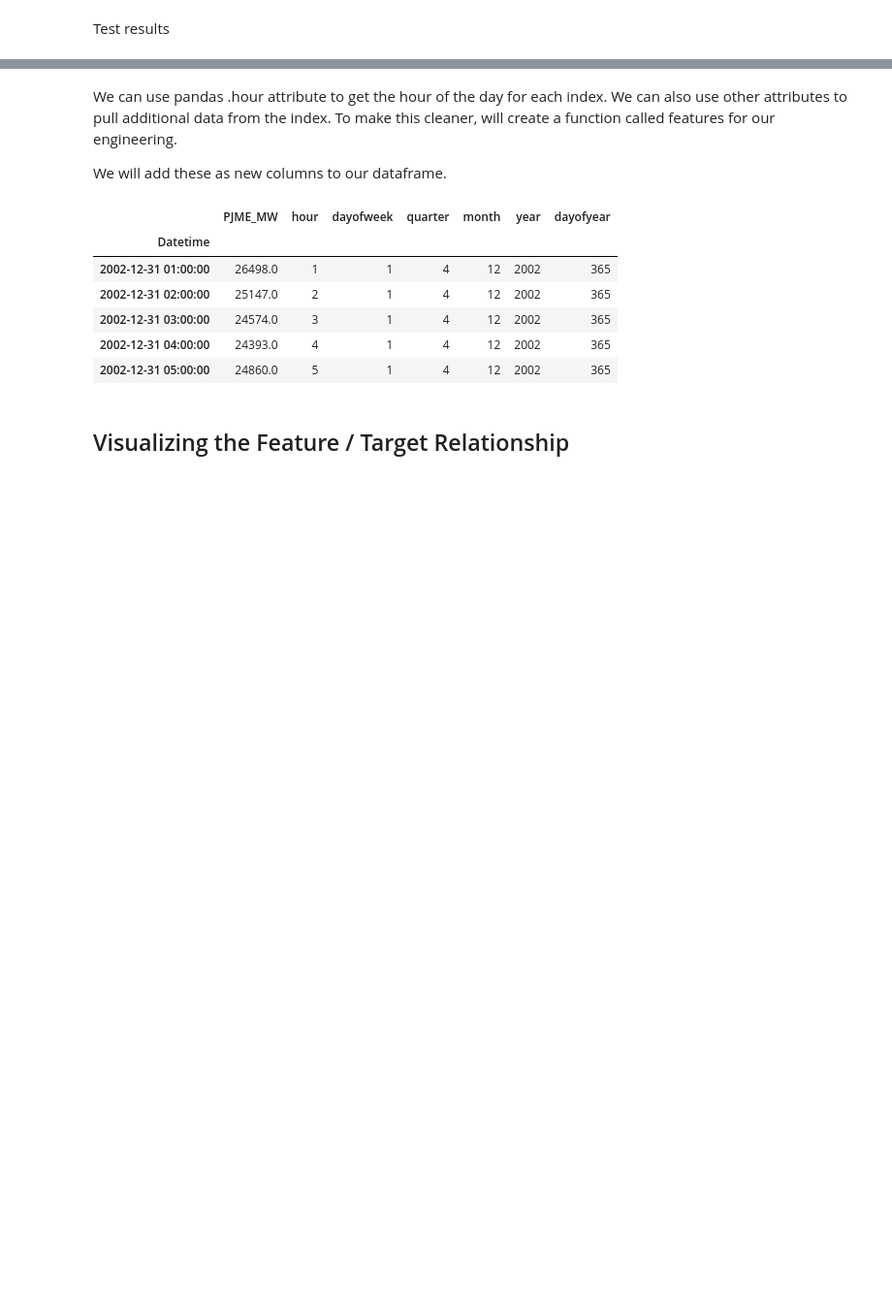
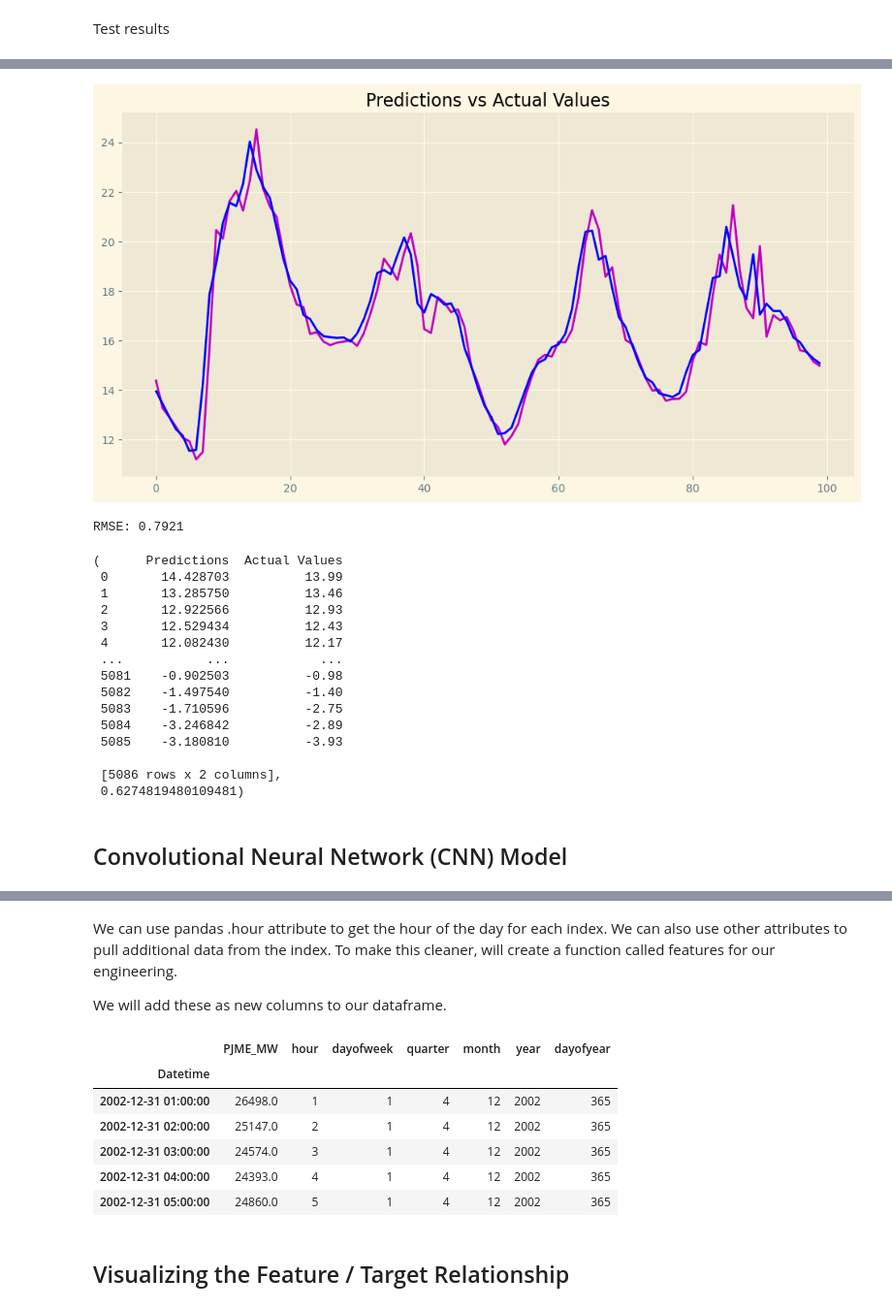
Before and after one commit to analyticsbyted/LSTM_weatherForecast, a Jupyter notebook: weatherForecast.ipynb, the cells around one changed output, grey strips where cells are left out. Shown at 97% size. Drawn from its saved outputs; the diff is of its cells as text; code cells hidden in the pictures; blank space fills up the shorter version.

```diff
--- a/weatherForecast.ipynb
+++ b/weatherForecast.ipynb
@@ -366,0 +448,22 @@ plt.plot(test_results['Actual Values'], 'r')
+# %%
+plot_predictions2(model1, X_test, y_test, start=0, end=100)
+# %% [output]
+[figure, added]
+RMSE: 0.7921
+(      Predictions  Actual Values
+ 0       14.428703          13.99
+ 1       13.285750          13.46
+ 2       12.922566          12.93
+ 3       12.529434          12.43
+ 4       12.082430          12.17
+ ...           ...            ...
+ 5081    -0.902503          -0.98
+ 5082    -1.497540          -1.40
+ 5083    -1.710596          -2.75
+ 5084    -3.246842          -2.89
+ 5085    -3.180810          -3.93
+
+ [5086 rows x 2 columns],
+ 0.6274819480109481)
+# %% [markdown]
+## Convolutional Neural Network (CNN) Model
```
Also changed, not shown: parts of 26 cells of this notebook, 4 other files.
